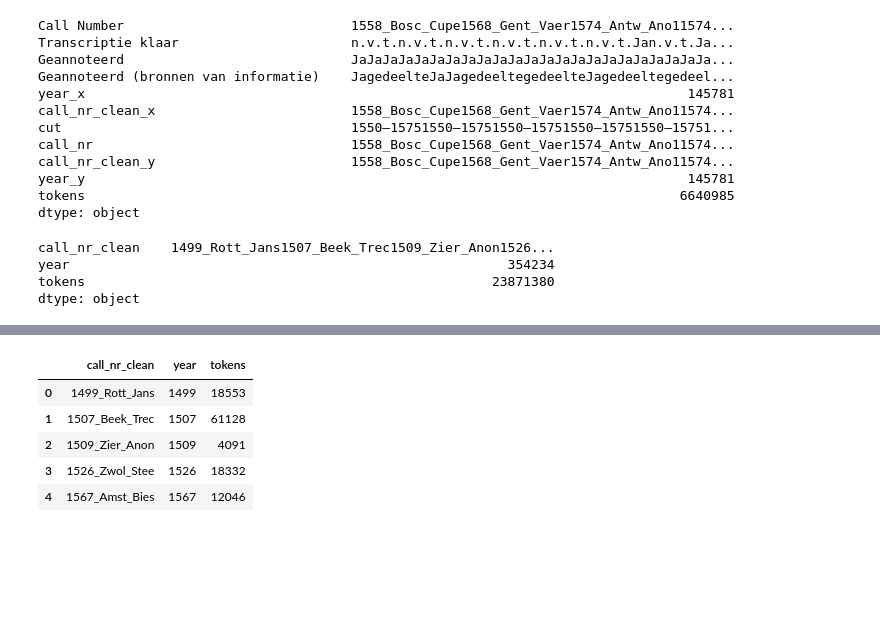
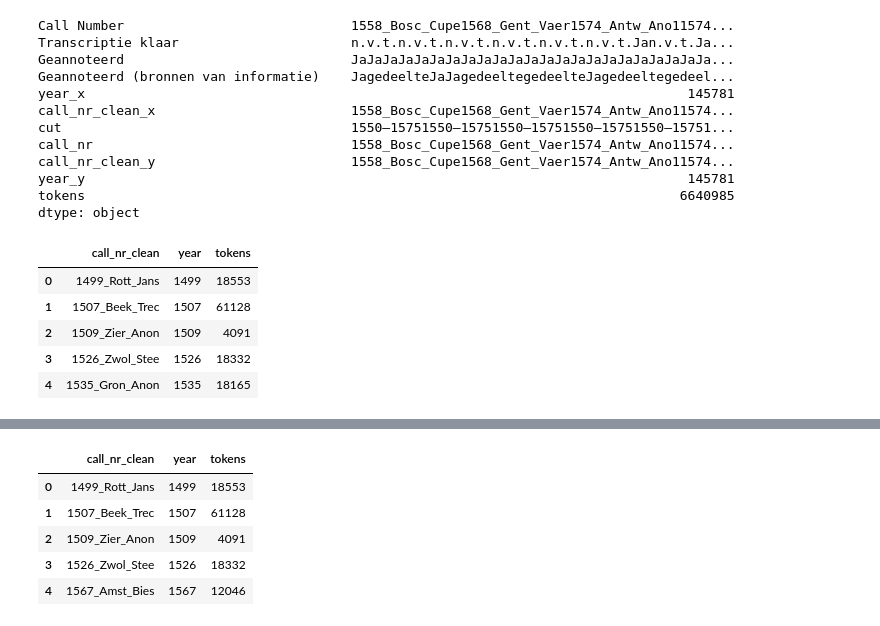
Before and after one commit to awlassche/phd-info-dynamics-chronicles, a Jupyter notebook: corpus/scripts/count_chronicles.ipynb, the cells around one changed output, grey strips where cells are left out. Drawn from its saved outputs; the diff is of its cells as text; code cells hidden in the pictures; blank space fills up the shorter version.

```diff
--- a/corpus/scripts/count_chronicles.ipynb
+++ b/corpus/scripts/count_chronicles.ipynb
@@ -172,11 +214,14 @@ dtype: object
 full_grouped = full.groupby(['call_nr_clean', 'year'])['tokens'].sum().reset_index()
 # %%
 full_grouped.to_csv('../full_grouped.csv')
-# %%
-full_grouped.sum()
-# %% [output]
-call_nr_clean    1499_Rott_Jans1507_Beek_Trec1509_Zier_Anon1526...
-year                                                        354234
-tokens                                                    23871380
-dtype: object
+# %%
+full_grouped = pd.read_csv('../full_grouped.csv', index_col=0)
+full_grouped.head()
+# %% [output]
+|  | call_nr_clean | year | tokens |
+| 0 | 1499_Rott_Jans | 1499 | 18553 |
+| 1 | 1507_Beek_Trec | 1507 | 61128 |
+| 2 | 1509_Zier_Anon | 1509 | 4091 |
+| 3 | 1526_Zwol_Stee | 1526 | 18332 |
+| 4 | 1535_Gron_Anon | 1535 | 18165 |
 # %%
```
Also changed, not shown: parts of 19 cells of this notebook, 20 other files.
